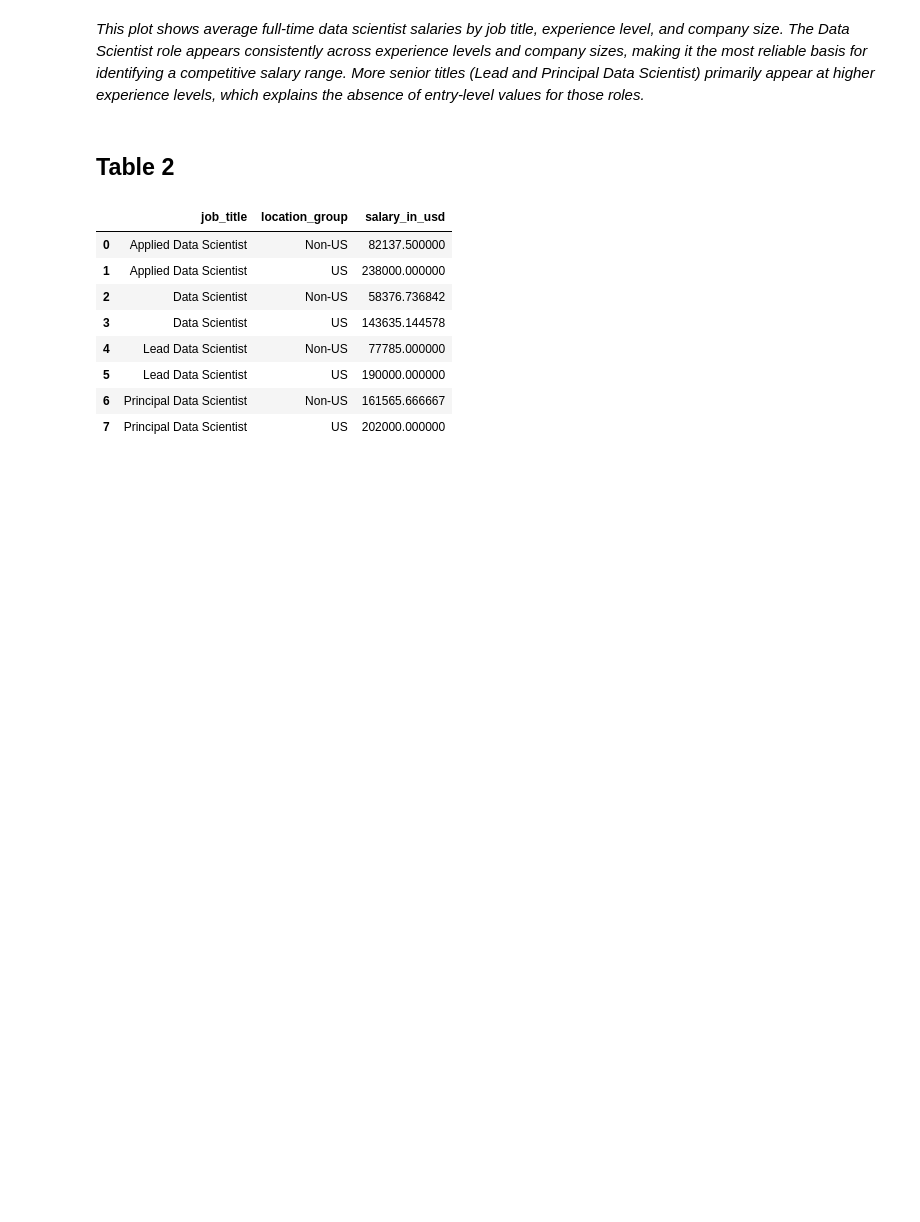
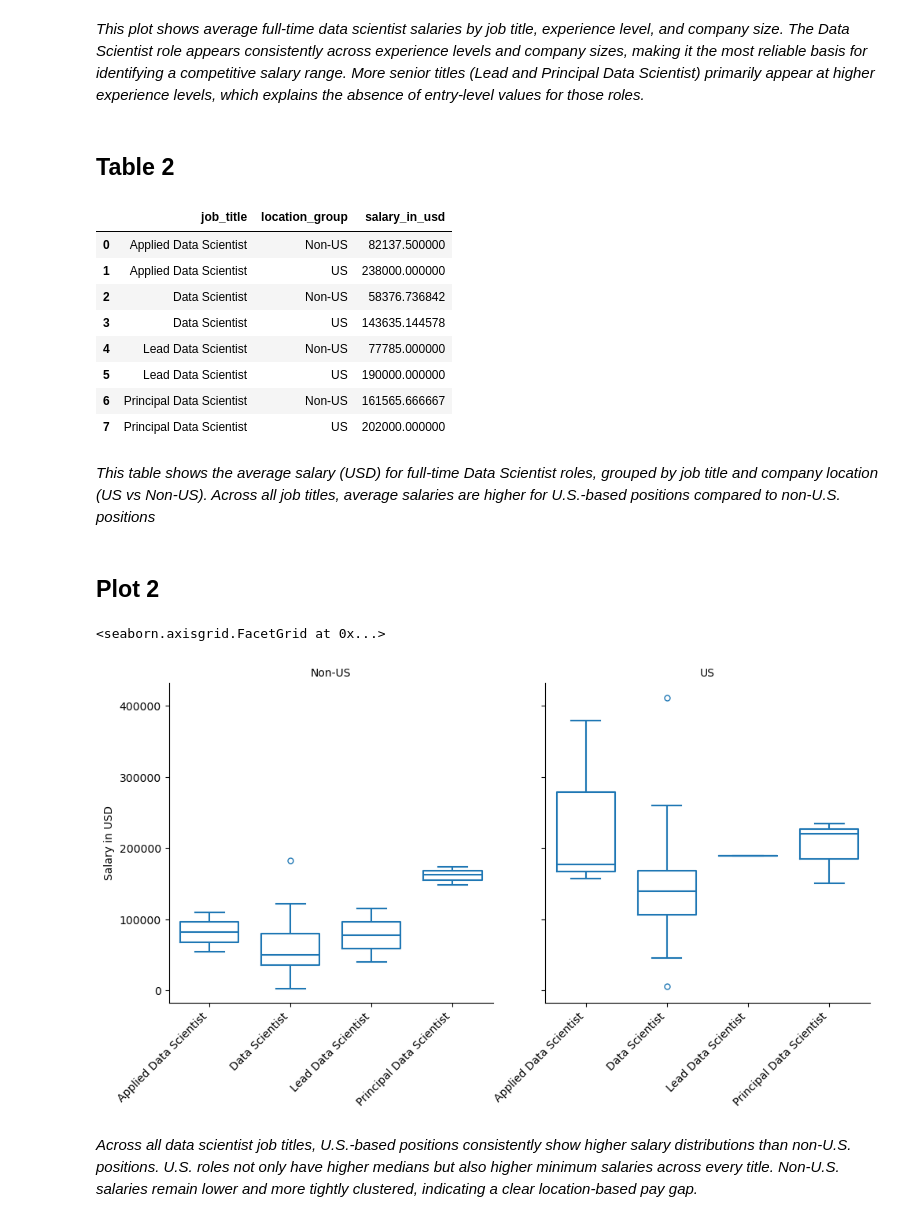
Before and after one commit to Evebarr20/DSE5002_Project1, a Jupyter notebook: Project_01.ipynb, the cells around one changed output. Saved outputs shown, nothing was run; the diff lists cells and outputs as text; code cells hidden in the pictures; blank space fills up the shorter version.

Commit message:
Finish plot 2

```diff
--- a/Project_01.ipynb
+++ b/Project_01.ipynb
@@ -653,3 +653,31 @@ location_df_avg
 | 5 | Lead Data Scientist | US | 190000.000000 |
 | 6 | Principal Data Scientist | Non-US | 161565.666667 |
 | 7 | Principal Data Scientist | US | 202000.000000 |
+# %% [markdown]
+*This table shows the average salary (USD) for full-time Data Scientist roles, grouped by job title and company location (US vs Non-US). Across all job titles, average salaries are higher for U.S.-based positions compared to non-U.S. positions*
+# %% [markdown]
+## Plot 2
+# %%
+# create boxplot
+location_plot = sns.catplot(
+    data = location_df,
+    x = "job_title",
+    y = "salary_in_usd",
+    col = "location_group",
+    kind = "box",
+    col_wrap = 2,
+    fill = False,
+    gap = .1
+)
+
+# Rotate job title labels for readability
+location_plot.set_xticklabels(rotation = 45, ha = "right")
+
+# labels
+location_plot.set_axis_labels("", "Salary in USD")
+location_plot.set_titles("{col_name}")
+# %% [output]
+<seaborn.axisgrid.FacetGrid at 0x...>
+[figure, added]
+# %% [markdown]
+*Across all data scientist job titles, U.S.-based positions consistently show higher salary distributions than non-U.S. positions. U.S. roles not only have higher medians but also higher minimum salaries across every title. Non-U.S. salaries remain lower and more tightly clustered, indicating a clear location-based pay gap.*
```
